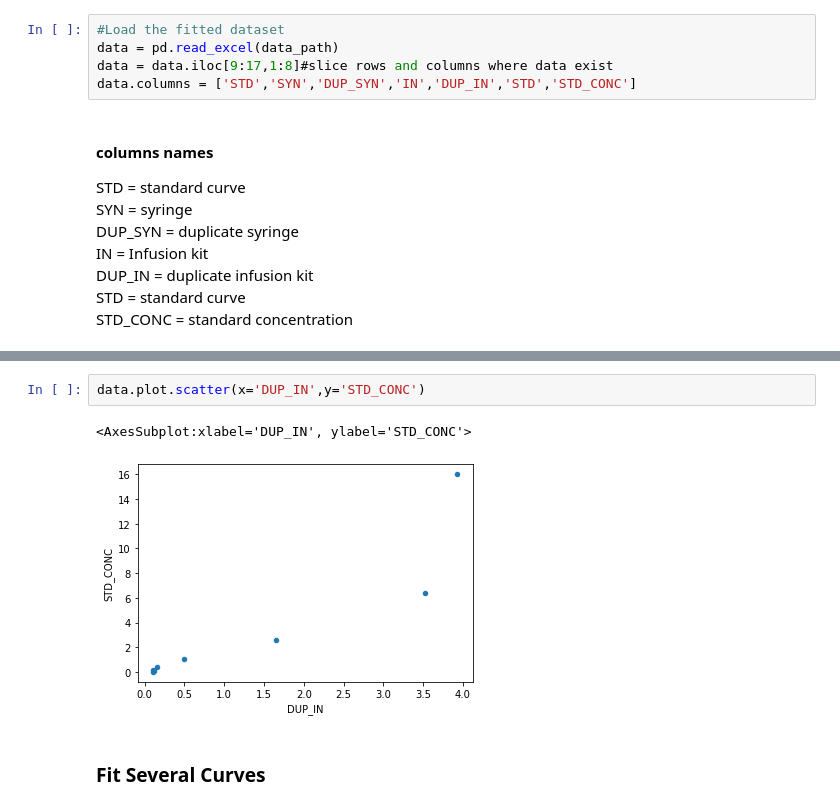
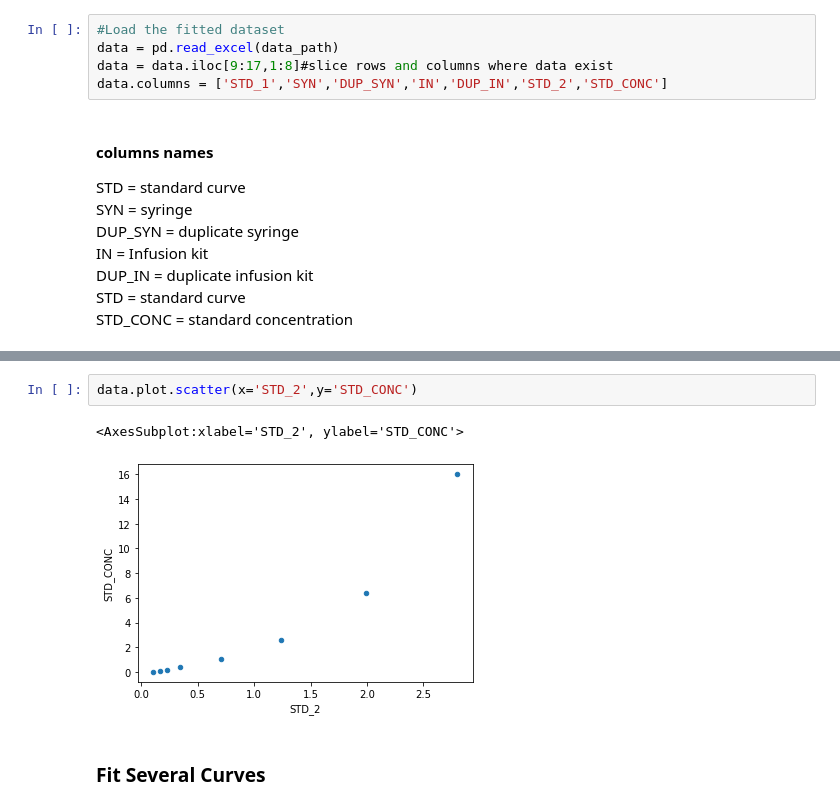
Before and after one commit to jamesleocodes/elisa_bdnf_cortisol, a Jupyter notebook: codes/elisa.ipynb, the cells around one changed output, grey strips where cells are left out. Cells and saved outputs as stored; diff of their text form.

```diff
--- a/codes/elisa.ipynb
+++ b/codes/elisa.ipynb
@@ -18,7 +18,7 @@ data_path = os.path.join(dirname,data_file)
 #Load the fitted dataset
 data = pd.read_excel(data_path)
 data = data.iloc[9:17,1:8]#slice rows and columns where data exist
-data.columns = ['STD','SYN','DUP_SYN','IN','DUP_IN','STD','STD_CONC']
+data.columns = ['STD_1','SYN','DUP_SYN','IN','DUP_IN','STD_2','STD_CONC']
 # %% [markdown]
 #### columns names
 STD = standard curve\
@@ -43,8 +55,8 @@ data
 # %%
-data.plot.scatter(x='DUP_IN',y='STD_CONC')
+data.plot.scatter(x='STD_2',y='STD_CONC')
 # %% [output]
-<AxesSubplot:xlabel='DUP_IN', ylabel='STD_CONC'>
+<AxesSubplot:xlabel='STD_2', ylabel='STD_CONC'>
-[figure, old version]
+[figure, new version]
 # %% [markdown]
 ### Fit Several Curves
 # %%
```
Also changed, not shown: parts of 6 cells of this notebook, 1 other file.
